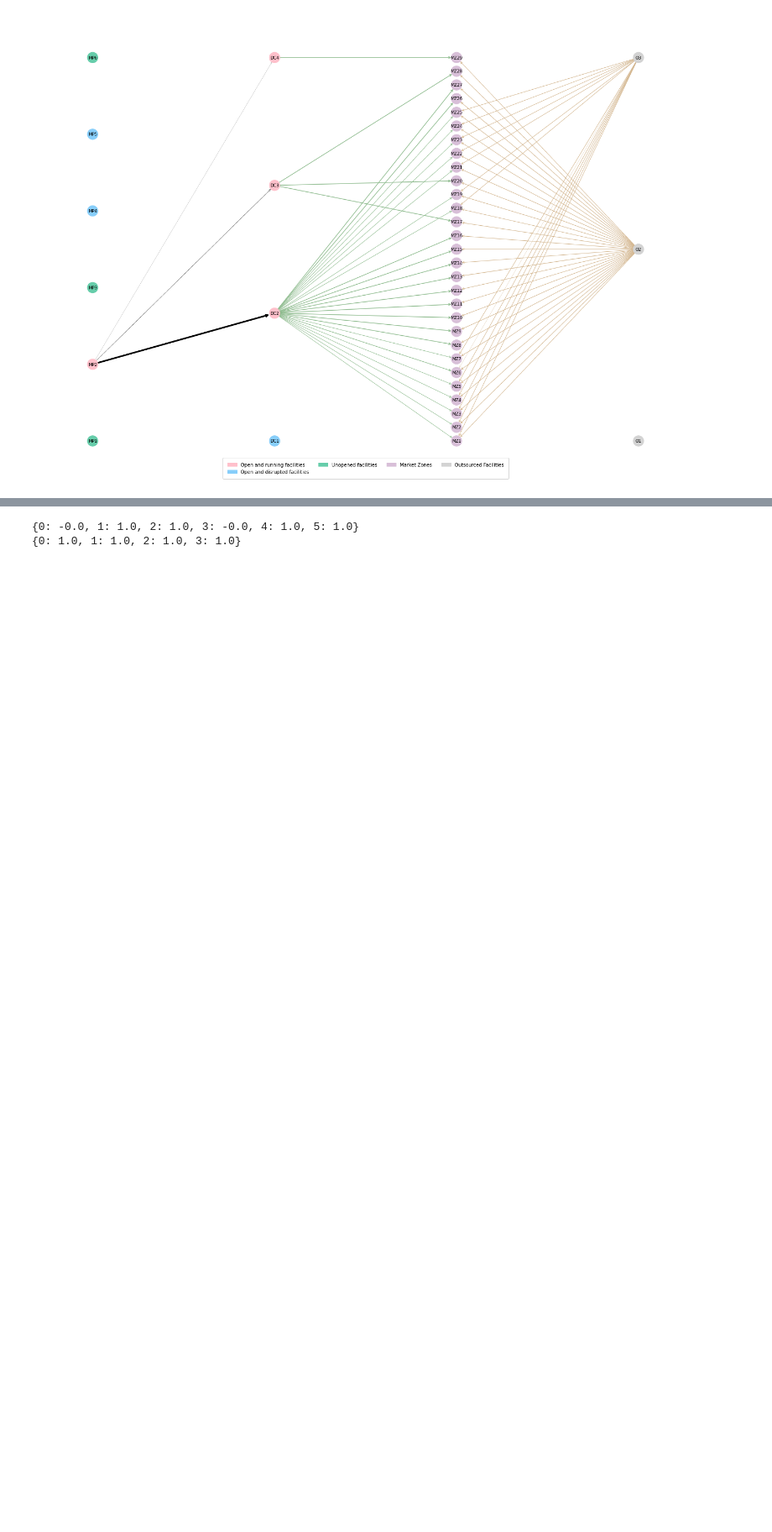
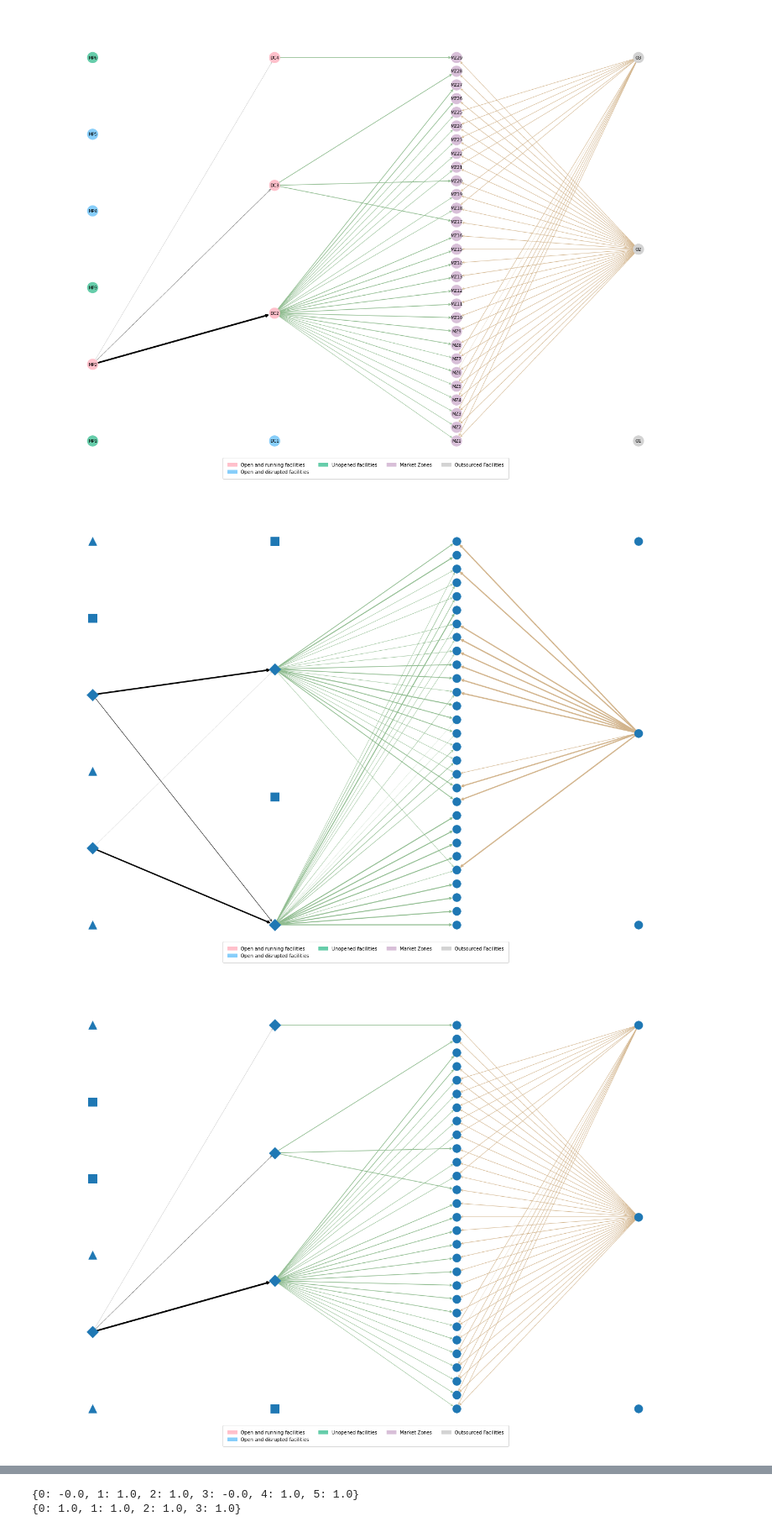
Before and after one commit to dkabe/SC_Resilience, a Jupyter notebook: Notebooks/network_visuals.ipynb, the cells around one changed output, grey strips where cells are left out. Shown at 84% size. Saved outputs shown, nothing was run; the diff lists cells and outputs as text; code cells hidden in the pictures; blank space fills up the shorter version.

```diff
--- a/Notebooks/network_visuals.ipynb
+++ b/Notebooks/network_visuals.ipynb
@@ -192,7 +192,7 @@ for index in indices:
     O = ["O" + str(l+1) for l in range(Outsourced)]
 
     Position_dic = {}
-    Node_colors = []
+    Node_shapes = []
     Edge_colors = []
     Node_size = []
     Weight = []
@@ -233,13 +233,12 @@ for index in indices:
     y_pos = np.linspace(0, Max_p, Manufacturing_plants)
     for i in range(Manufacturing_plants):
         position = (0, y_pos[i])
-        Graph.add_node(MP[i])
         if v_val_x_i[i] == 1 and Scen[index][0][i] == 1:
-            Node_colors.append('pink')
+            Graph.add_node(MP[i], s="D")
         elif v_val_x_i[i] == 1 and Scen[index][0][i] == 0:
-            Node_colors.append('lightskyblue')
+            Graph.add_node(MP[i], s="s")
         else:
-            Node_colors.append("mediumaquamarine")
+            Graph.add_node(MP[i], s="^")
         Position_values.append(np.asarray(position))
     Position_dic = dict(zip(MP, Position_values))
 
@@ -249,11 +248,11 @@ for index in indices:
         position = (1, y_pos[j])
         Graph.add_node(DC[j])
         if v_val_x_j[j] == 1 and Scen[index][1][j] == 1:
-            Node_colors.append('pink')
+            Graph.add_node(DC[j], s="D")
         elif v_val_x_j[j] == 1 and Scen[index][1][j] == 0:
-            Node_colors.append('lightskyblue')
+            Graph.add_node(DC[j], s="s")
         else:
-            Node_colors.append("mediumaquamarine")
+            Graph.add_node(DC[j], s="^")
         Position_values.append(np.asarray(position))
     Position_dic.update(dict(zip(DC, Position_values)))
 
@@ -261,8 +260,7 @@ for index in indices:
     y_pos = np.linspace(0, Max_p, Market)
     for k in range(Market):
         position = (2, y_pos[k])
-        Graph.add_node(MZ[k])
-        Node_colors.append('thistle')
+        Graph.add_node(MZ[k], s = 'o')
         Position_values.append(np.asarray(position))
     Position_dic.update(dict(zip(MZ, Position_values)))
 
@@ -270,38 +268,41 @@ for index in indices:
     Position_values = []
     y_pos = np.linspace(0, Max_p, Outsourced)
     for l in range(Outsourced):
         position = (3, y_pos[l])
-        Graph.add_node(O[l])
-        Node_colors.append('lightgrey')
+        Graph.add_node(O[l], s = 'o')
         Position_values.append(np.asarray(position))
     Position_dic.update(dict(zip(O, Position_values)))
+
+    nodeShapes = set((aShape[1]["s"] for aShape in Graph.nodes(data = True)))
+    for aShape in nodeShapes:
+    #...filter and draw the subset of nodes with the same symbol in the positions that are now known through the use of the layout.
+        nx.draw_networkx_nodes(Graph,Position_dic,node_shape = aShape, nodelist = [sNode[0] for sNode in filter(lambda x: x[1]["s"]==aShape,Graph.nodes(data = True))])
+
 
     # Add Edges
 
     Graph.add_edges_from(IJ_edges)
     Graph.add_edges_from(JK_edges)
     Graph.add_edges_from(LK_edges)
 
 
-    Edge_colors.extend(['black' for i in IJ_edges])
-    Edge_colors.extend(['darkseagreen' for i in JK_edges])
-    Edge_colors.extend(['tan' for l in LK_edges])
-
-
     nodePos = nx.shell_layout(Graph)
-    nx.draw_networkx(Graph, with_labels = True, font_size = 9, font_color = "black", node_size = 500, node_color = Node_colors, edge_color = Edge_colors, pos = Position_dic, width = Weight, arrows=True, arrowstyle = '->')
+    nx.draw_networkx_edges(Graph, edge_color = "black", pos = Position_dic, width = Weight, arrows=True, arrowstyle = '->')
 
 
     limits=plt.axis('off')
     plt.gcf().set_size_inches(25, 18)
 
     legend_mp_1 = mpatches.Patch(color = 'pink', label = 'Open and running facilities')
     legend_mp_2 = mpatches.Patch(color = 'lightskyblue', label = 'Open and disrupted facilities')
     legend_mp_3 = mpatches.Patch(color = 'mediumaquamarine', label = 'Unopened facilities')
     legend_mz = mpatches.Patch(color = 'thistle', label = 'Market Zones')
     legend_o = mpatches.Patch(color = 'lightgrey', label = 'Outsourced Facilities')
 
     ax = plt.subplot(111)
     ax.legend(loc = 'lower center', handles=[legend_mp_1, legend_mp_2, legend_mp_3, legend_mz, legend_o], ncol = 4, borderpad=1)
 
     plt.show()
+# %% [output]
+[figure, added]
+[figure, added]
```
Also changed, not shown: parts of 3 cells of this notebook, 50 other files.
